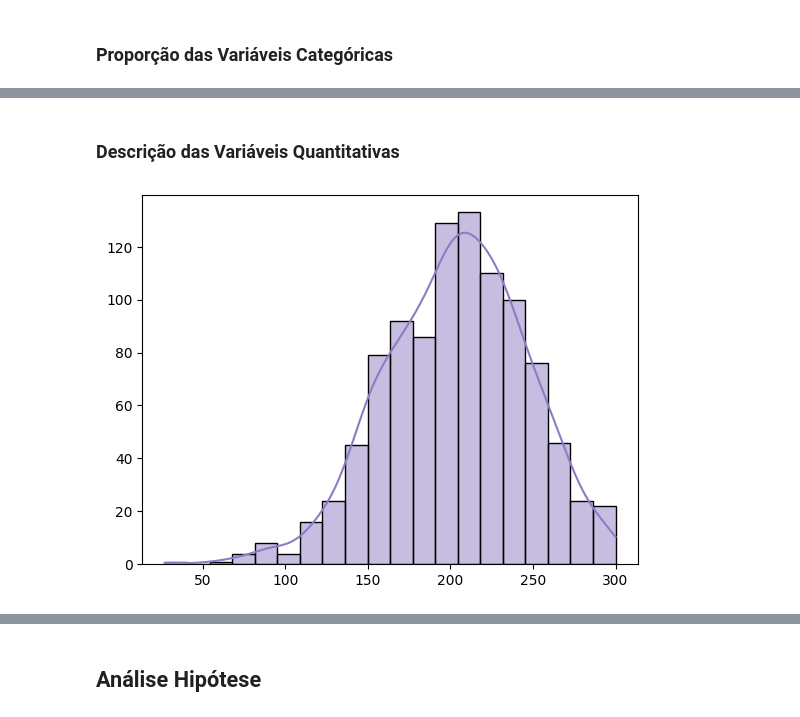
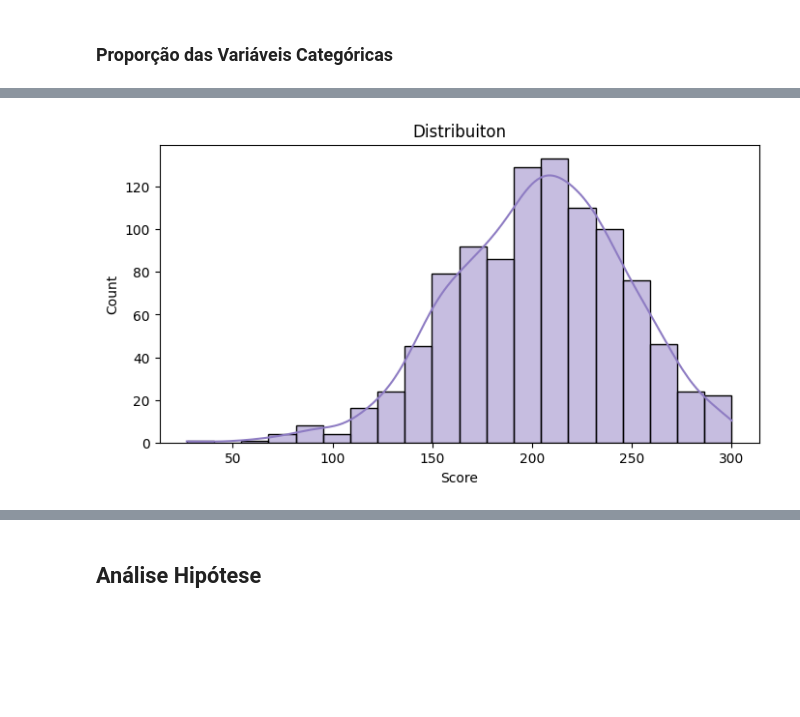
Before and after one commit to tainahguerras/Estatistica-ADA-Santander, a Jupyter notebook: projeto_estatistico.ipynb, the cells around one changed output, grey strips where cells are left out. Saved outputs shown, nothing was run; the diff lists cells and outputs as text; code cells hidden in the pictures; blank space fills up the shorter version.

```diff
--- a/projeto_estatistico.ipynb
+++ b/projeto_estatistico.ipynb
@@ -73,2 +127,0 @@ for var in vars_cat:
-# %% [markdown]
-### Descrição das Variáveis Quantitativas
@@ -75,16 +130,17 @@ for var in vars_cat:
 # %%
-def create_histogram(data, title = '', xlabel = '', ylabel = ''):
+def create_histogram(data, title = '', xlabel = '', ylabel = '', size = (8,4)):
 
-    sns.histplot(x=data, bins=20, kde=True, color='#8e7cc3')
+    ax = sns.histplot(x=data, bins=20, kde=True, color='#8e7cc3')
 
-    plt.title(title)
-    plt.xlabel(xlabel)
-    plt.ylabel(ylabel)
-    plt.show()
+    ax.figure.set_size_inches(size)
+    ax.set_title(title , fontsize=12)
+    ax.set_xlabel(xlabel, fontsize=10)
+    ax.set_ylabel(ylabel, fontsize=10)
+    ax
 # %%
-create_histogram(data=data['score_sum'])
+create_histogram(data=data['score_sum'], title = 'Distribuiton', xlabel = 'Score', ylabel = 'Count')
 # %% [output]
-[figure, old version]
+[figure, new version]
 # %%
 plt.figure(figsize=(18,8))
 plt.subplot(1, 4, 1)
```
Also changed, not shown: parts of 20 cells of this notebook.
